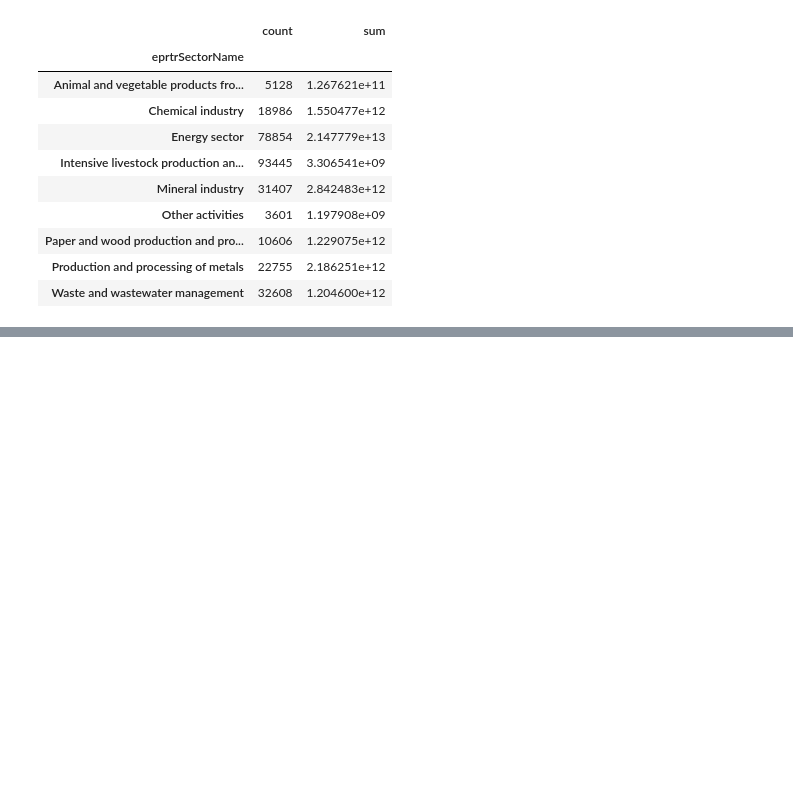
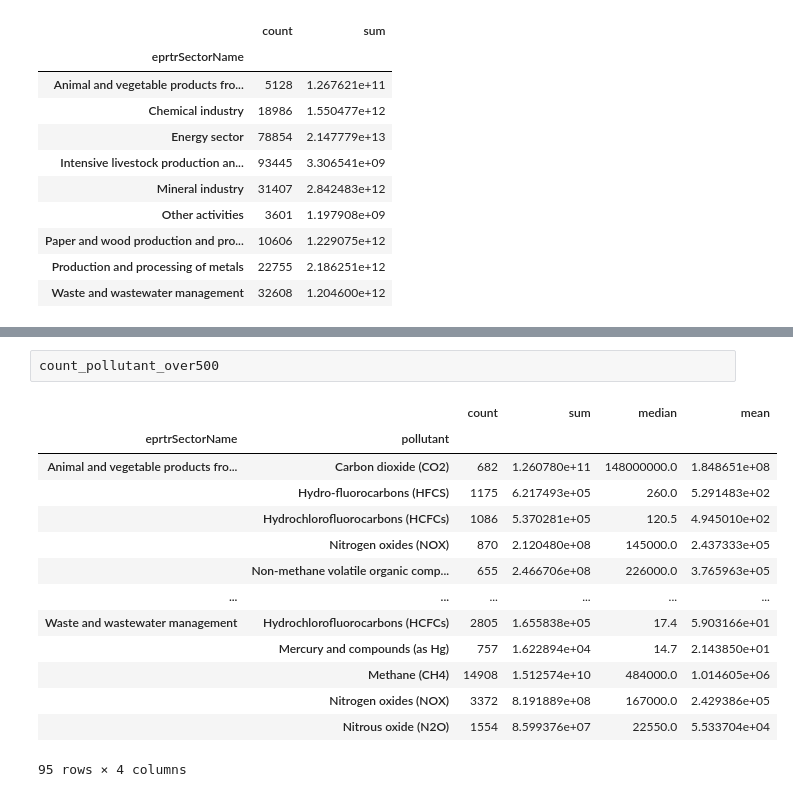
Before and after one commit to FanZy0127/environmental_impact, a Jupyter notebook: modules/Air/jupyter_main_air.ipynb, the cells around one changed output, grey strips where cells are left out. Saved outputs shown, nothing was run; the diff lists cells and outputs as text; blank space fills up the shorter version.

Commit message:
Pollutants by sector dataviz.

```diff
--- a/modules/Air/jupyter_main_air.ipynb
+++ b/modules/Air/jupyter_main_air.ipynb
@@ -788,0 +789,17 @@ plt.show()
+# %%
+count_pollutant_over500
+# %% [output]
+|  |  | count | sum | median | mean |
+| eprtrSectorName | pollutant |  |  |  |  |
+| Animal and vegetable products fro... | Carbon dioxide (CO2) | 682 | 1.260780e+11 | 148000000.0 | 1.848651e+08 |
+|  | Hydro-fluorocarbons (HFCS) | 1175 | 6.217493e+05 | 260.0 | 5.291483e+02 |
+|  | Hydrochlorofluorocarbons (HCFCs) | 1086 | 5.370281e+05 | 120.5 | 4.945010e+02 |
+|  | Nitrogen oxides (NOX) | 870 | 2.120480e+08 | 145000.0 | 2.437333e+05 |
+|  | Non-methane volatile organic comp... | 655 | 2.466706e+08 | 226000.0 | 3.765963e+05 |
+| ... | ... | ... | ... | ... | ... |
+| Waste and wastewater management | Hydrochlorofluorocarbons (HCFCs) | 2805 | 1.655838e+05 | 17.4 | 5.903166e+01 |
+|  | Mercury and compounds (as Hg) | 757 | 1.622894e+04 | 14.7 | 2.143850e+01 |
+|  | Methane (CH4) | 14908 | 1.512574e+10 | 484000.0 | 1.014605e+06 |
+|  | Nitrogen oxides (NOX) | 3372 | 8.191889e+08 | 167000.0 | 2.429386e+05 |
+|  | Nitrous oxide (N2O) | 1554 | 8.599376e+07 | 22550.0 | 5.533704e+04 |
+95 rows × 4 columns
```
Also changed, not shown: parts of 8 cells of this notebook.
